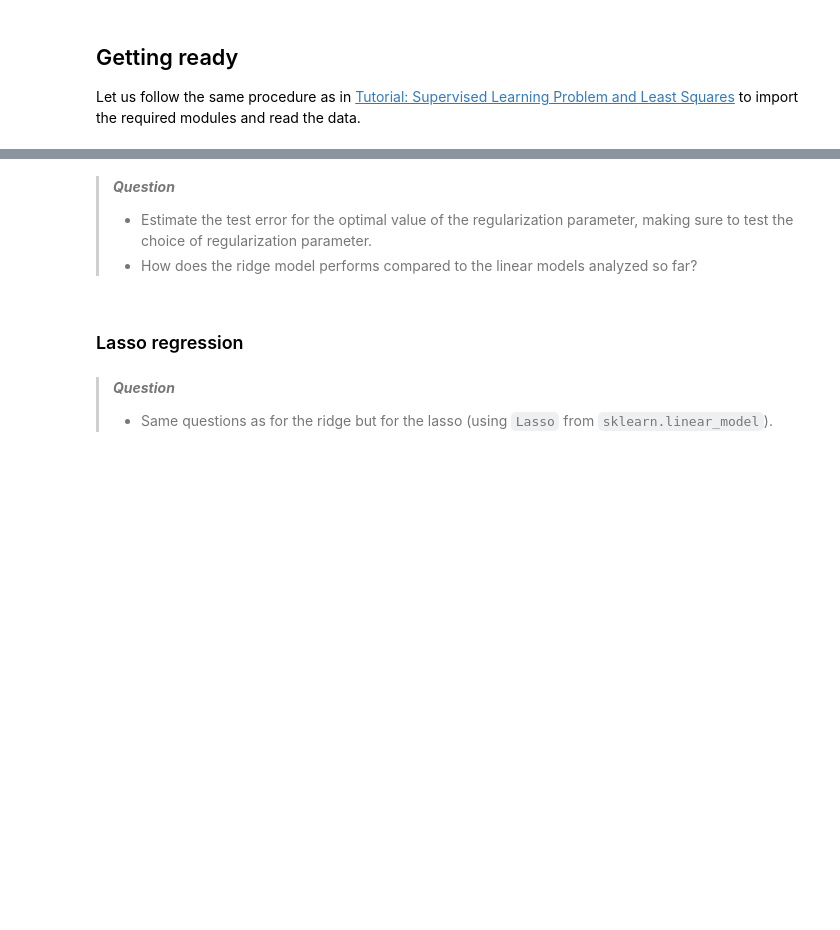
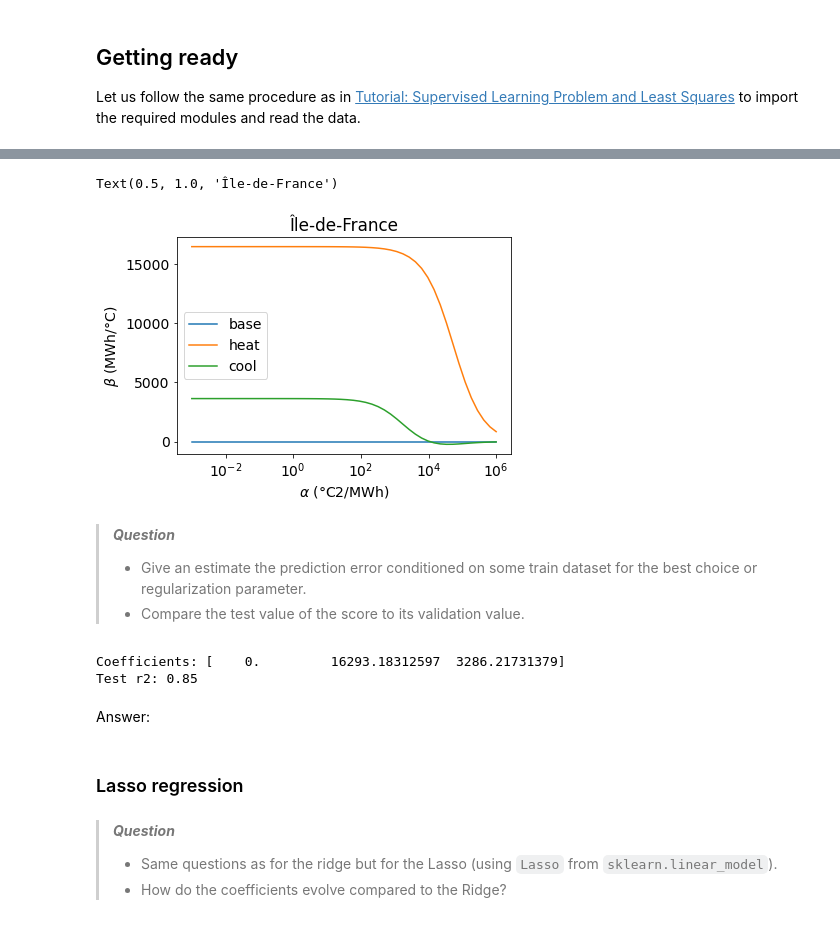
Before and after one commit to Pchambet/ml4climate, a Jupyter notebook: book/notebooks/4_tutorial_regularization_selection_evaluation.ipynb, the cells around one changed output, grey strips where cells are left out. Saved outputs shown, nothing was run; the diff lists cells and outputs as text; code cells hidden in the pictures; blank space fills up the shorter version.

```diff
--- a/book/notebooks/4_tutorial_regularization_selection_evaluation.ipynb
+++ b/book/notebooks/4_tutorial_regularization_selection_evaluation.ipynb
@@ -23,6 +23,10 @@ import numpy as np
 import pandas as pd
 # Plot module
 import matplotlib.pyplot as plt
+# Default colors
+RC_COLORS = plt.rcParams['axes.prop_cycle'].by_key()['color']
+# Matplotlib configuration
+plt.rc('font', size=14)
 
 # Set data directory
 data_dir = Path('data')
@@ -34,14 +38,16 @@ kwargs_read_csv = dict()
 FIRST_YEAR = 2014
 LAST_YEAR = 2019
 
-# Define temperature filepath
+# Define temperature filepath and label
 temp_filename = 'surface_temperature_merra2_{}-{}.csv'.format(
     FIRST_YEAR, LAST_YEAR)
 temp_filepath = Path(data_dir, temp_filename)
+temp_label = 'Temperature (°C)'
 
-# Define electricity demand filepath
+# Define electricity demand filepath and label
 dem_filename = 'reseaux_energies_demand_demand.csv'
 dem_filepath = Path(data_dir, dem_filename)
+dem_label = 'Electricity consumption (MWh)'
 
 # Read hourly temperature and demand data averaged over each region
 df_temp_hourly = pd.read_csv(temp_filepath, index_col=0, parse_dates=True, header=0)
@@ -51,9 +57,10 @@ df_dem_hourly = pd.read_csv(dem_filepath, index_col=0, header=0, parse_dates=Tru
 df_temp = df_temp_hourly.resample('D').mean()
 df_dem = df_dem_hourly.resample('D').sum()
 
-# Select Île-de-France region
+# Select region
 region_name = 'Île-de-France'
-df_temp_idf = df_temp[region_name]
-df_dem_idf = df_dem[region_name]
+
+df_temp_reg = df_temp[region_name]
+df_dem_reg = df_dem[region_name]
 # %% [markdown]
 ## Regularization
@@ -73,6 +212,11 @@ df_dem_idf = df_dem[region_name]
 # %%
-# Your answer
+# Plot coefficients
+fig, ax = plt.subplots()
+df_coefs = pd.DataFrame(coefs, index=alpha_rng, columns=list(variables))
+df_coefs.index.name = alpha_label
+df_coefs.plot(ax=ax, ylabel=r'$\beta$ (MWh/°C)')
+ax.set_xscale('log')
+plt.title(region_name)
+# %% [output]
+Text(0.5, 1.0, 'Île-de-France')
+[figure, added]
-# %% [markdown]
-> ***Question***
-> - Estimate the test error for the optimal value of the regularization parameter, making sure to test the choice of regularization parameter.
-> - How does the ridge model performs compared to the linear models analyzed so far?
@@ -81,6 +223,40 @@ df_dem_idf = df_dem[region_name]
+# %% [markdown]
+> ***Question***
+> - Give an estimate the prediction error conditioned on some train dataset for the best choice or regularization parameter.
+> - Compare the test value of the score to its validation value.
+# %%
+# Compute prediction error conditioned on first 5 years of data
+# Number of test days
+n_test = 365
+
+# Select test set from last year
+X_test = X[-n_test:]
+y_test = y[-n_test:]
+
+# Select train set from previous years
+X_train = X[:-n_test]
+y_train = y[:-n_test]
+
+# Define the Ridge estimator for best regularization parameter
+reg = reg_class(alpha=alpha_best, fit_intercept=fit_intercept)
+
+# Fit on train data
+reg.fit(X_train, y_train)
+print('Coefficients:', reg.coef_)
+
+# Test on test data
+r2_test = reg.score(X_test, y_test)
+
+print('Test r2: {:.2f}'.format(r2_test))
+# %% [output]
+Coefficients: [    0.         16293.18312597  3286.21731379]
+Test r2: 0.85
+# %% [markdown]
+Answer:
 # %% [markdown]
 ### Lasso regression
 # %% [markdown]
 > ***Question***
-> - Same questions as for the ridge but for the lasso (using `Lasso` from `sklearn.linear_model`).
+> - Same questions as for the ridge but for the Lasso (using `Lasso` from `sklearn.linear_model`).
+> - How do the coefficients evolve compared to the Ridge?
 # %%
```
Also changed, not shown: parts of 21 cells of this notebook, 3 other files.
